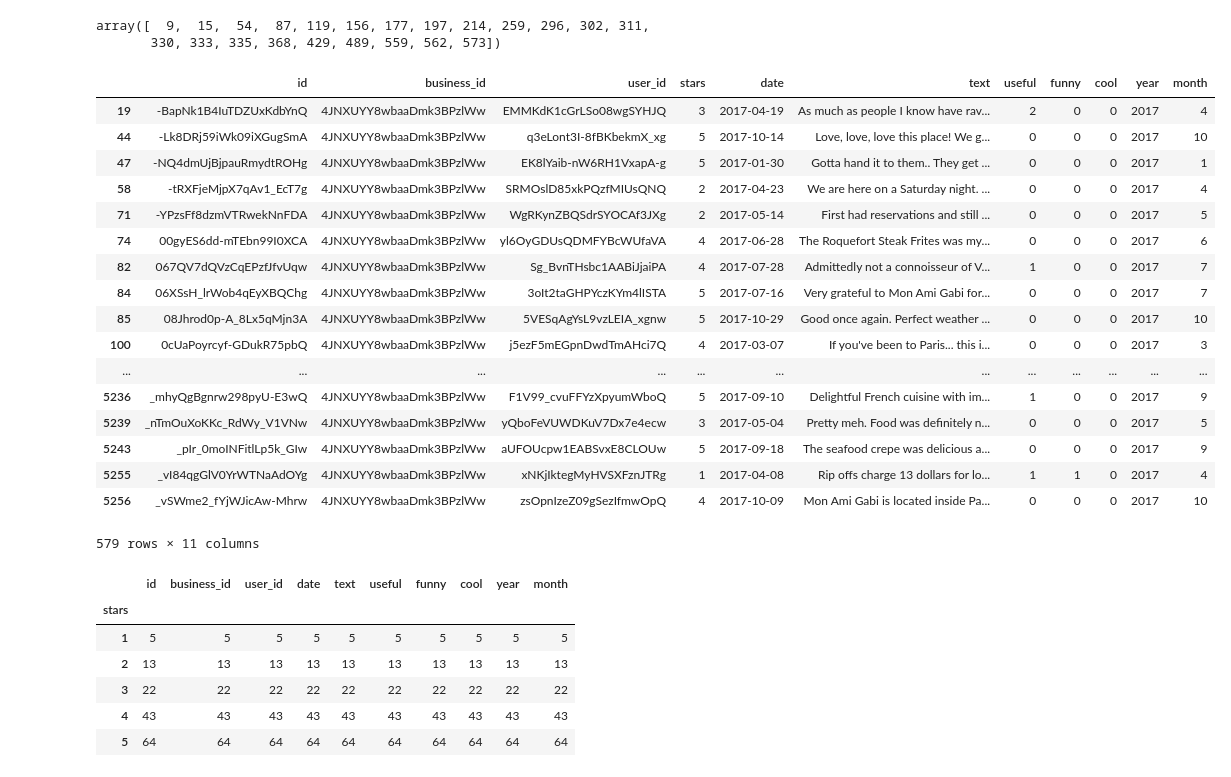
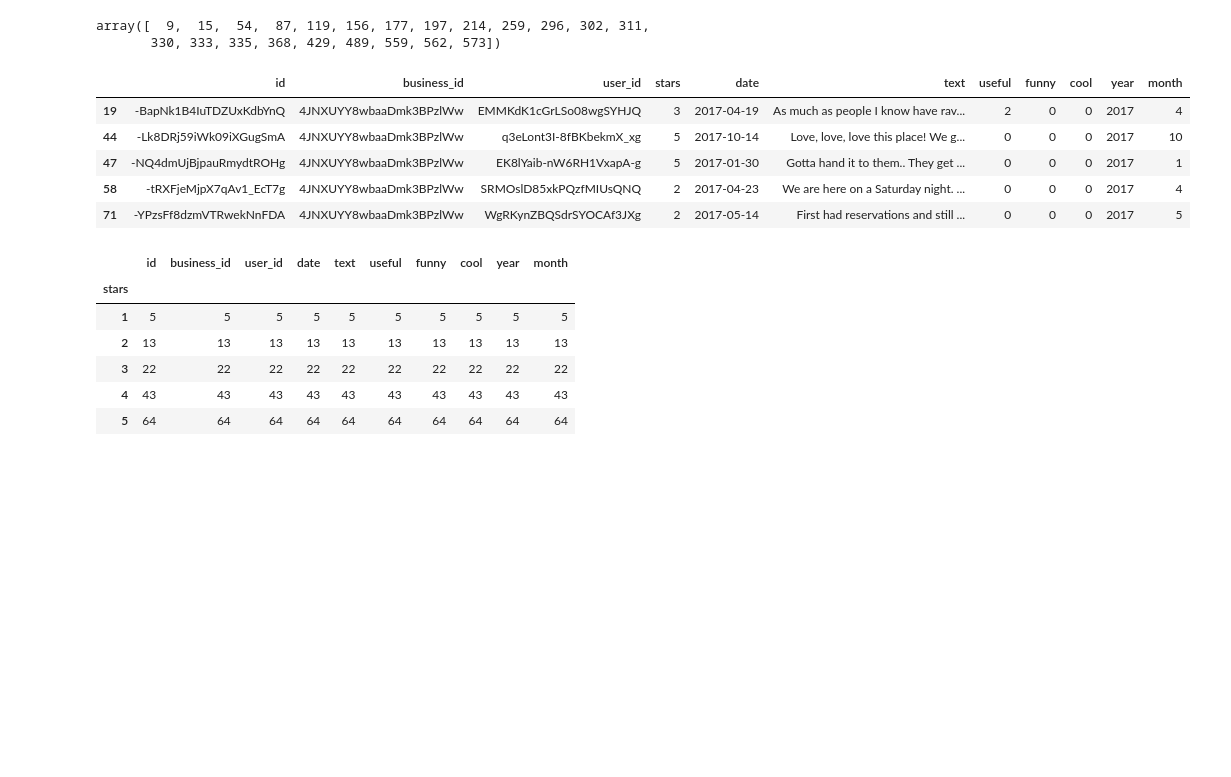
Before and after one commit to pulkitmaloo/Yelp-Dataset-Challenge, a Jupyter notebook: influencer_analysis_mon.ipynb, the cells around one changed output. Drawn from its saved outputs; the diff is of its cells as text; code cells hidden in the pictures; blank space fills up the shorter version.

```diff
--- a/influencer_analysis_mon.ipynb
+++ b/influencer_analysis_mon.ipynb
@@ -142,26 +88,14 @@ array([  9,  15,  54,  87, 119, 156, 177, 197, 214, 259, 296, 302, 311,
 # %%
 influ = list(mon_users.iloc[influencers, :]['id'])
 # %%
-reviews
+reviews.head()
 # %% [output]
 |  | id | business_id | user_id | stars | date | text | useful | funny | cool | year | month |
 | 19 | -BapNk1B4IuTDZUxKdbYnQ | 4JNXUYY8wbaaDmk3BPzlWw | EMMKdK1cGrLSo08wgSYHJQ | 3 | 2017-04-19 | As much as people I know have rav... | 2 | 0 | 0 | 2017 | 4 |
 | 44 | -Lk8DRj59iWk09iXGugSmA | 4JNXUYY8wbaaDmk3BPzlWw | q3eLont3I-8fBKbekmX_xg | 5 | 2017-10-14 | Love, love, love this place! We g... | 0 | 0 | 0 | 2017 | 10 |
 | 47 | -NQ4dmUjBjpauRmydtROHg | 4JNXUYY8wbaaDmk3BPzlWw | EK8lYaib-nW6RH1VxapA-g | 5 | 2017-01-30 | Gotta hand it to them.. They get ... | 0 | 0 | 0 | 2017 | 1 |
 | 58 | -tRXFjeMjpX7qAv1_EcT7g | 4JNXUYY8wbaaDmk3BPzlWw | SRMOslD85xkPQzfMIUsQNQ | 2 | 2017-04-23 | We are here on a Saturday night. ... | 0 | 0 | 0 | 2017 | 4 |
 | 71 | -YPzsFf8dzmVTRwekNnFDA | 4JNXUYY8wbaaDmk3BPzlWw | WgRKynZBQSdrSYOCAf3JXg | 2 | 2017-05-14 | First had reservations and still ... | 0 | 0 | 0 | 2017 | 5 |
-| 74 | 00gyES6dd-mTEbn99I0XCA | 4JNXUYY8wbaaDmk3BPzlWw | yl6OyGDUsQDMFYBcWUfaVA | 4 | 2017-06-28 | The Roquefort Steak Frites was my... | 0 | 0 | 0 | 2017 | 6 |
-| 82 | 067QV7dQVzCqEPzfJfvUqw | 4JNXUYY8wbaaDmk3BPzlWw | Sg_BvnTHsbc1AABiJjaiPA | 4 | 2017-07-28 | Admittedly not a connoisseur of V... | 1 | 0 | 0 | 2017 | 7 |
-| 84 | 06XSsH_lrWob4qEyXBQChg | 4JNXUYY8wbaaDmk3BPzlWw | 3oIt2taGHPYczKYm4lISTA | 5 | 2017-07-16 | Very grateful to Mon Ami Gabi for... | 0 | 0 | 0 | 2017 | 7 |
-| 85 | 08Jhrod0p-A_8Lx5qMjn3A | 4JNXUYY8wbaaDmk3BPzlWw | 5VESqAgYsL9vzLEIA_xgnw | 5 | 2017-10-29 | Good once again. Perfect weather ... | 0 | 0 | 0 | 2017 | 10 |
-| 100 | 0cUaPoyrcyf-GDukR75pbQ | 4JNXUYY8wbaaDmk3BPzlWw | j5ezF5mEGpnDwdTmAHci7Q | 4 | 2017-03-07 | If you've been to Paris... this i... | 0 | 0 | 0 | 2017 | 3 |
-| ... | ... | ... | ... | ... | ... | ... | ... | ... | ... | ... | ... |
-| 5236 | _mhyQgBgnrw298pyU-E3wQ | 4JNXUYY8wbaaDmk3BPzlWw | F1V99_cvuFFYzXpyumWboQ | 5 | 2017-09-10 | Delightful French cuisine with im... | 1 | 0 | 0 | 2017 | 9 |
-| 5239 | _nTmOuXoKKc_RdWy_V1VNw | 4JNXUYY8wbaaDmk3BPzlWw | yQboFeVUWDKuV7Dx7e4ecw | 3 | 2017-05-04 | Pretty meh. Food was definitely n... | 0 | 0 | 0 | 2017 | 5 |
-| 5243 | _pIr_0moINFitlLp5k_GIw | 4JNXUYY8wbaaDmk3BPzlWw | aUFOUcpw1EABSvxE8CLOUw | 5 | 2017-09-18 | The seafood crepe was delicious a... | 0 | 0 | 0 | 2017 | 9 |
-| 5255 | _vI84qgGlV0YrWTNaAdOYg | 4JNXUYY8wbaaDmk3BPzlWw | xNKjIktegMyHVSXFznJTRg | 1 | 2017-04-08 | Rip offs charge 13 dollars for lo... | 1 | 1 | 0 | 2017 | 4 |
-| 5256 | _vSWme2_fYjWJicAw-Mhrw | 4JNXUYY8wbaaDmk3BPzlWw | zsOpnIzeZ09gSezIfmwOpQ | 4 | 2017-10-09 | Mon Ami Gabi is located inside Pa... | 0 | 0 | 0 | 2017 | 10 |
-579 rows × 11 columns
 # %%
 reviews[(reviews['month'].isin([8,9,10])) & (reviews['year']==2017)].groupby("stars").count()
 # %% [output]
```
Also changed, not shown: parts of 23 cells of this notebook.
